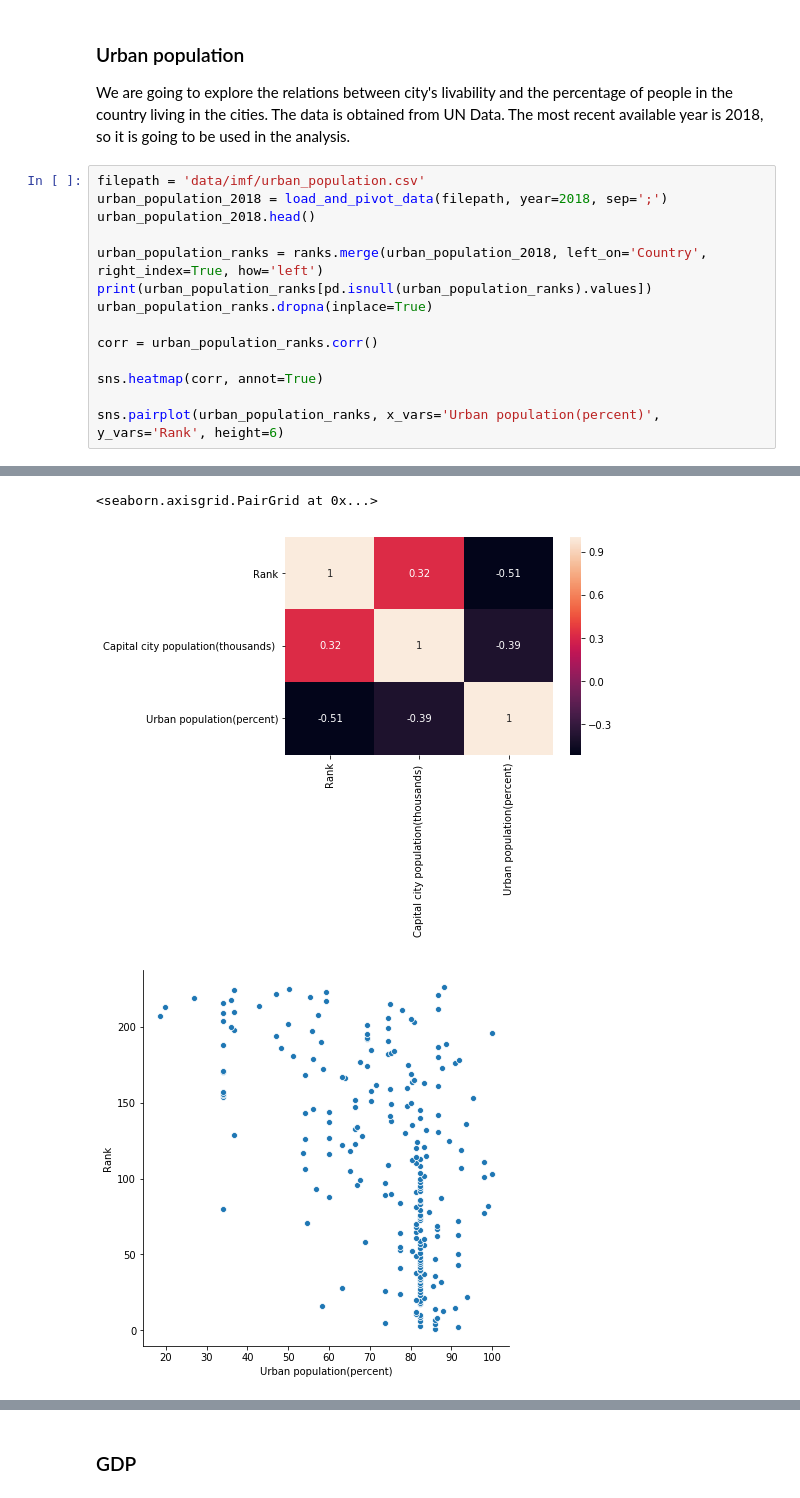
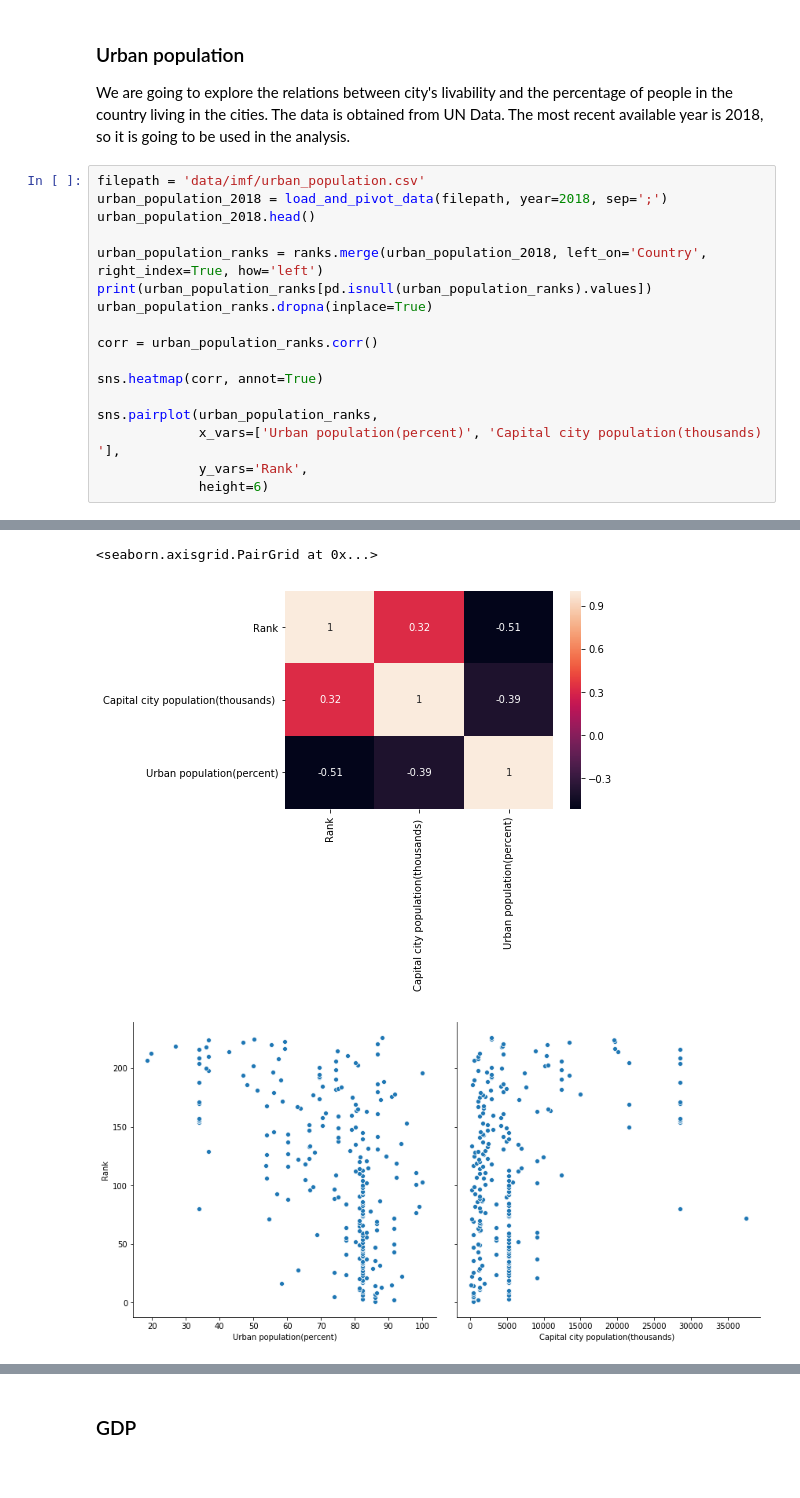
Before and after one commit to pantos1/dopp_ex3_city_livability, a Jupyter notebook: piotr.ipynb, the cells around one changed output, grey strips where cells are left out. Cells and saved outputs as stored; diff of their text form.

```diff
--- a/piotr.ipynb
+++ b/piotr.ipynb
@@ -225,5 +211,8 @@ corr = urban_population_ranks.corr()
 
 sns.heatmap(corr, annot=True)
 
-sns.pairplot(urban_population_ranks, x_vars='Urban population(percent)', y_vars='Rank', height=6)
+sns.pairplot(urban_population_ranks,
+             x_vars=['Urban population(percent)', 'Capital city population(thousands) '],
+             y_vars='Rank',
+             height=6)
 # %% [output]
@@ -233,13 +219,13 @@ Name: Series, dtype: int64
                 Rank  Capital city population(thousands)   \
 Country City
 Taiwan  Taipei   139                                  NaN
         Taipei   139                                  NaN
 
                 Urban population(percent)
 Country City
 Taiwan  Taipei                        NaN
         Taipei                        NaN
 <seaborn.axisgrid.PairGrid at 0x...>
 [figure]
-[figure, old version]
+[figure, new version]
 # %% [markdown]
```
Also changed, not shown: parts of 15 cells of this notebook.
